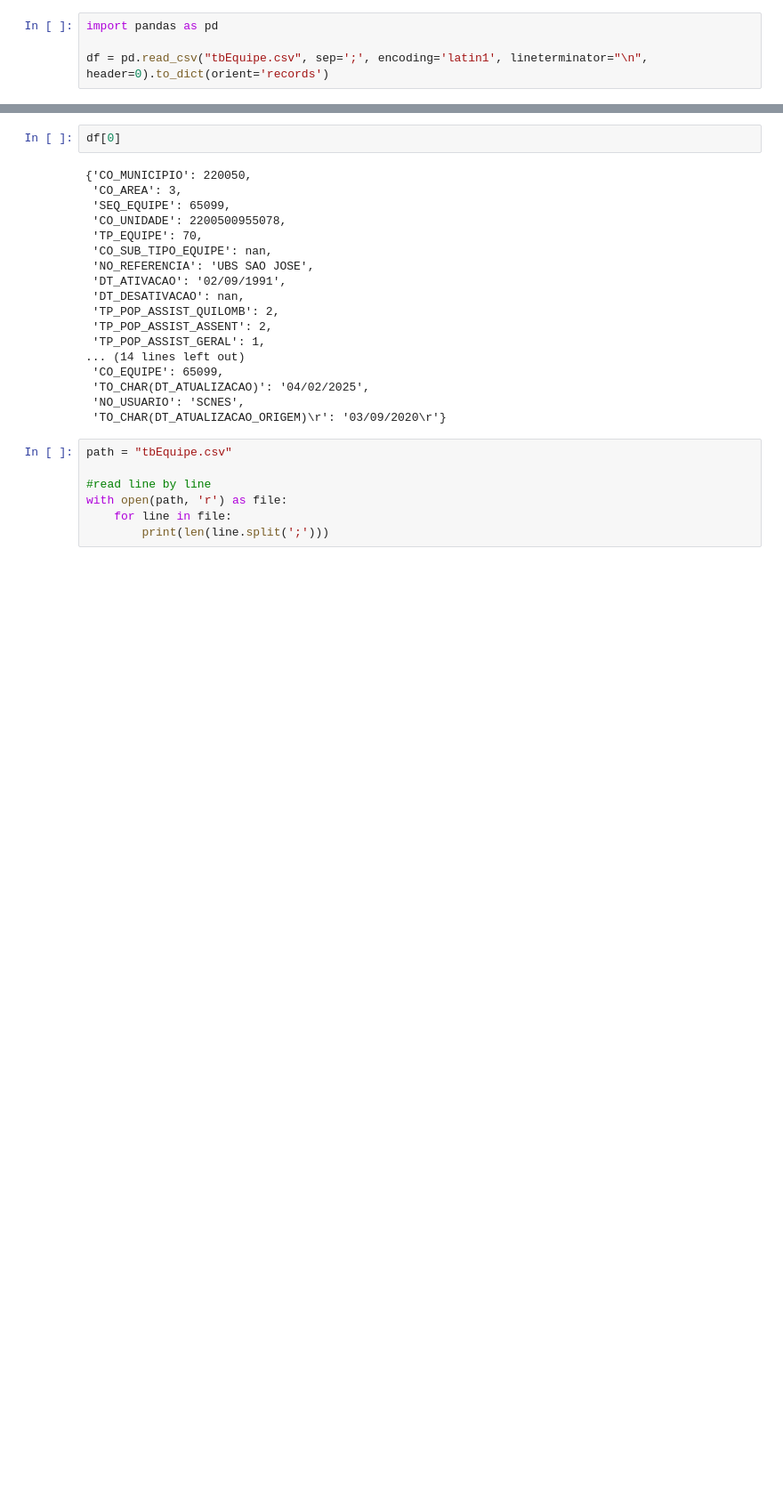
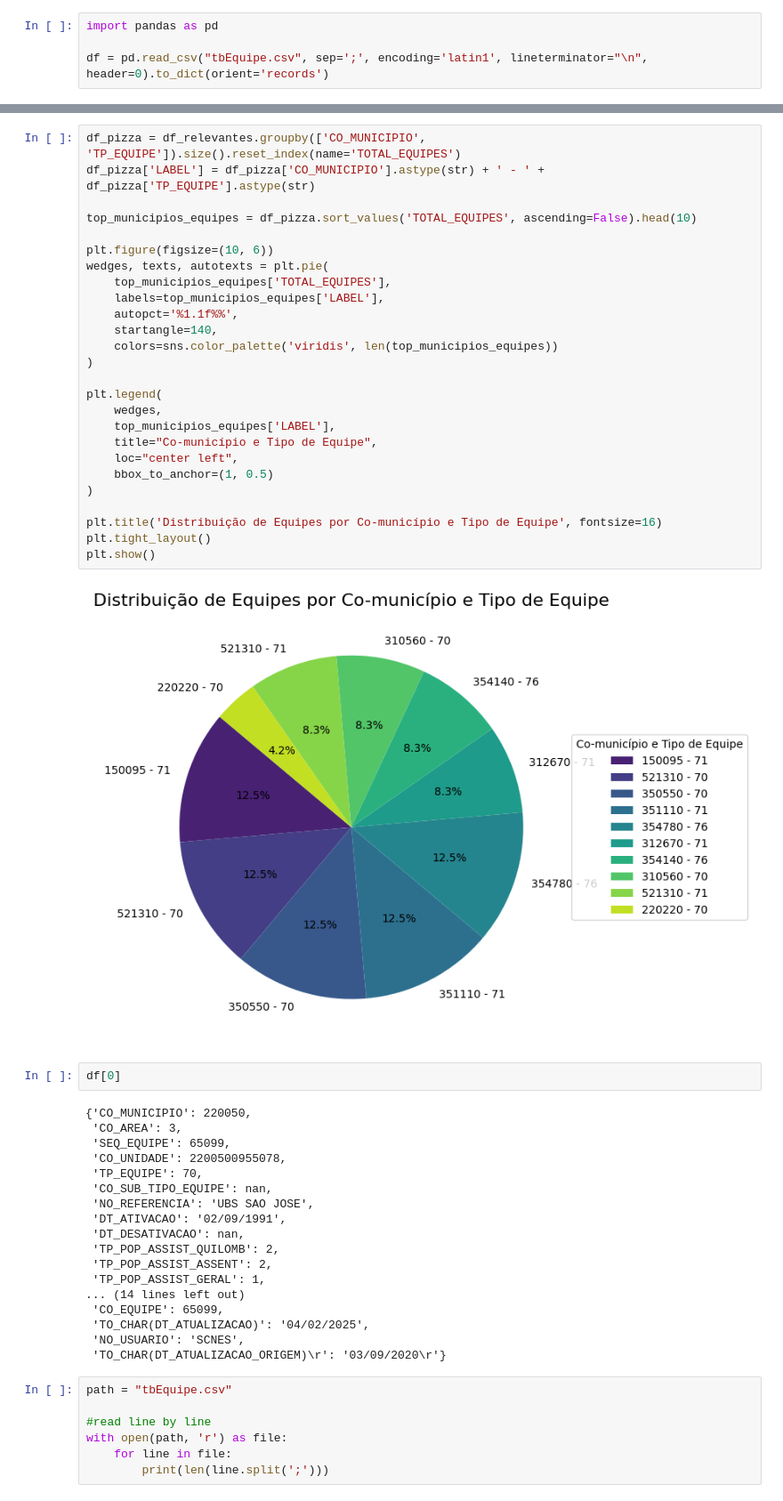
Before and after one commit to DanyelGranzotti/api-persistencia-cnes-fastapi-potgres, a Jupyter notebook: scripts/CNES/.ipynb, the cells around one changed output, grey strips where cells are left out. Shown at 89% size. Saved outputs shown, nothing was run; the diff lists cells and outputs as text; blank space fills up the shorter version.

```diff
--- a/scripts/CNES/.ipynb
+++ b/scripts/CNES/.ipynb
@@ -5,3 +177,31 @@ df = pd.read_csv("tbEquipe.csv", sep=';', encoding='latin1', lineterminator="\n"
+# %%
+df_pizza = df_relevantes.groupby(['CO_MUNICIPIO', 'TP_EQUIPE']).size().reset_index(name='TOTAL_EQUIPES')
+df_pizza['LABEL'] = df_pizza['CO_MUNICIPIO'].astype(str) + ' - ' + df_pizza['TP_EQUIPE'].astype(str)
+
+top_municipios_equipes = df_pizza.sort_values('TOTAL_EQUIPES', ascending=False).head(10)
+
+plt.figure(figsize=(10, 6))
+wedges, texts, autotexts = plt.pie(
+    top_municipios_equipes['TOTAL_EQUIPES'],
+    labels=top_municipios_equipes['LABEL'],
+    autopct='%1.1f%%',
+    startangle=140,
+    colors=sns.color_palette('viridis', len(top_municipios_equipes))
+)
+
+plt.legend(
+    wedges,
+    top_municipios_equipes['LABEL'],
+    title="Co-município e Tipo de Equipe",
+    loc="center left",
+    bbox_to_anchor=(1, 0.5)
+)
+
+plt.title('Distribuição de Equipes por Co-município e Tipo de Equipe', fontsize=16)
+plt.tight_layout()
+plt.show()
+# %% [output]
+[figure, added]
 # %%
 df[0]
 # %% [output]
```
Also changed, not shown: parts of 7 cells of this notebook.
